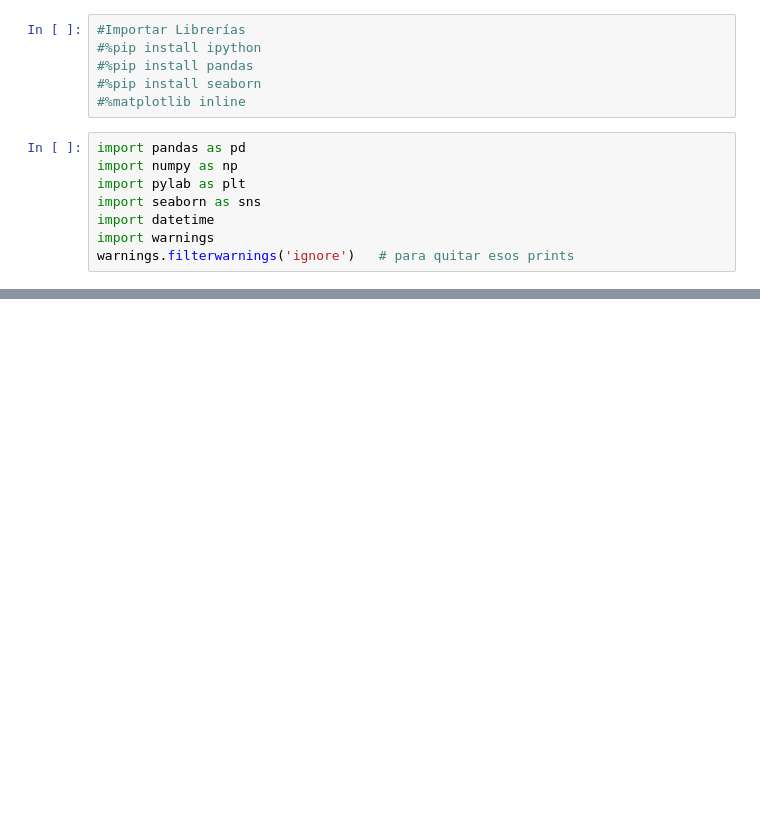
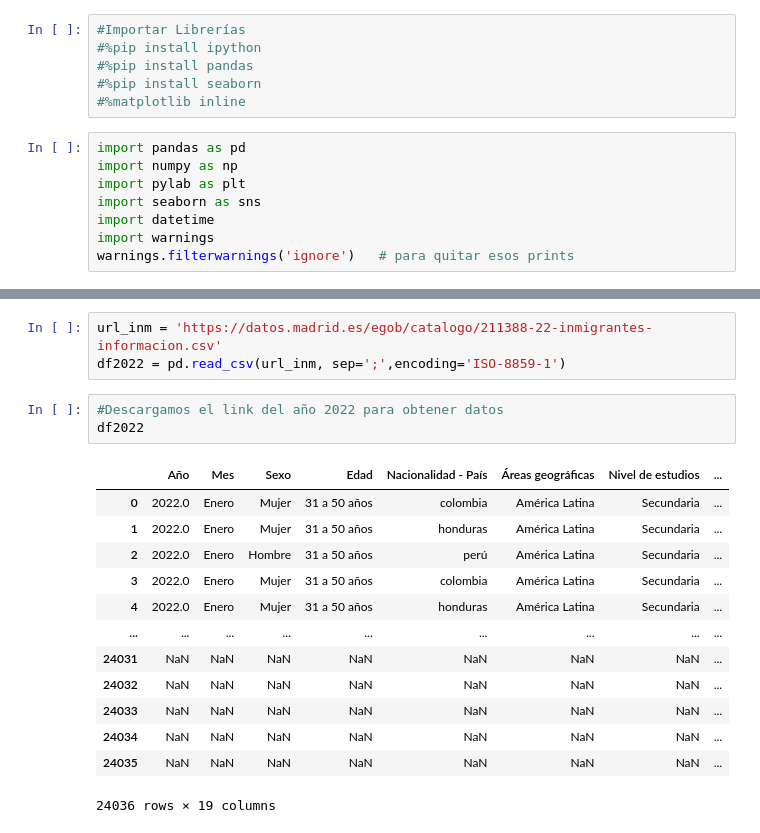
Before and after one commit to monicaclaros/ETL_P4, a Jupyter notebook: principal.ipynb, the cells around one changed output, grey strips where cells are left out. Cells and saved outputs as stored; diff of their text form; blank space fills up the shorter version.

```diff
--- a/principal.ipynb
+++ b/principal.ipynb
@@ -78,0 +197,20 @@ migration.head()
+# %%
+url_inm = 'https://datos.madrid.es/egob/catalogo/211388-22-inmigrantes-informacion.csv'
+df2022 = pd.read_csv(url_inm, sep=';',encoding='ISO-8859-1')
+# %%
+#Descargamos el link del año 2022 para obtener datos
+df2022
+# %% [output]
+|  | Año | Mes | Sexo | Edad | Nacionalidad - País | Áreas geográficas | Nivel de estudios | ... |
+| 0 | 2022.0 | Enero | Mujer | 31 a 50 años | colombia | América Latina | Secundaria | ... |
+| 1 | 2022.0 | Enero | Mujer | 31 a 50 años | honduras | América Latina | Secundaria | ... |
+| 2 | 2022.0 | Enero | Hombre | 31 a 50 años | perú | América Latina | Secundaria | ... |
+| 3 | 2022.0 | Enero | Mujer | 31 a 50 años | colombia | América Latina | Secundaria | ... |
+| 4 | 2022.0 | Enero | Mujer | 31 a 50 años | honduras | América Latina | Secundaria | ... |
+| ... | ... | ... | ... | ... | ... | ... | ... | ... |
+| 24031 | NaN | NaN | NaN | NaN | NaN | NaN | NaN | ... |
+| 24032 | NaN | NaN | NaN | NaN | NaN | NaN | NaN | ... |
+| 24033 | NaN | NaN | NaN | NaN | NaN | NaN | NaN | ... |
+| 24034 | NaN | NaN | NaN | NaN | NaN | NaN | NaN | ... |
+| 24035 | NaN | NaN | NaN | NaN | NaN | NaN | NaN | ... |
+24036 rows × 19 columns
```
Also changed, not shown: parts of 28 cells of this notebook, 2 other files.
